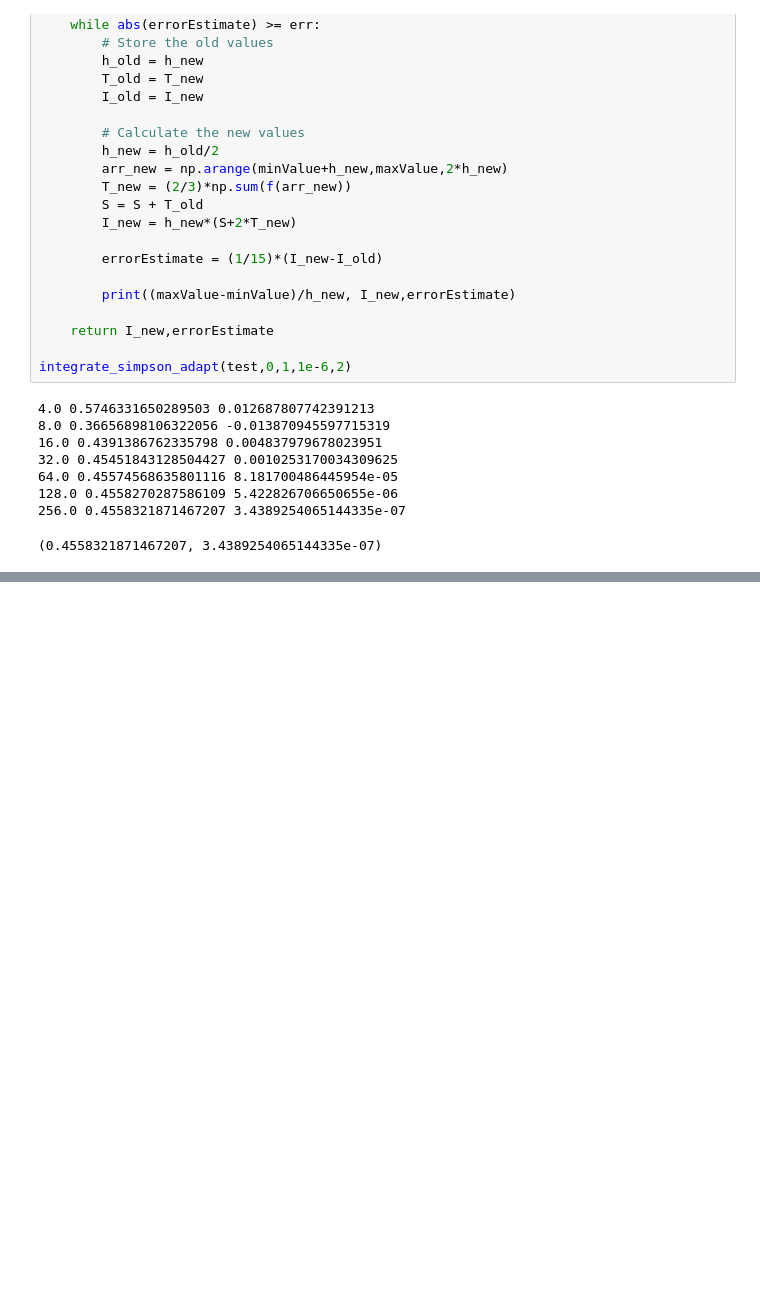
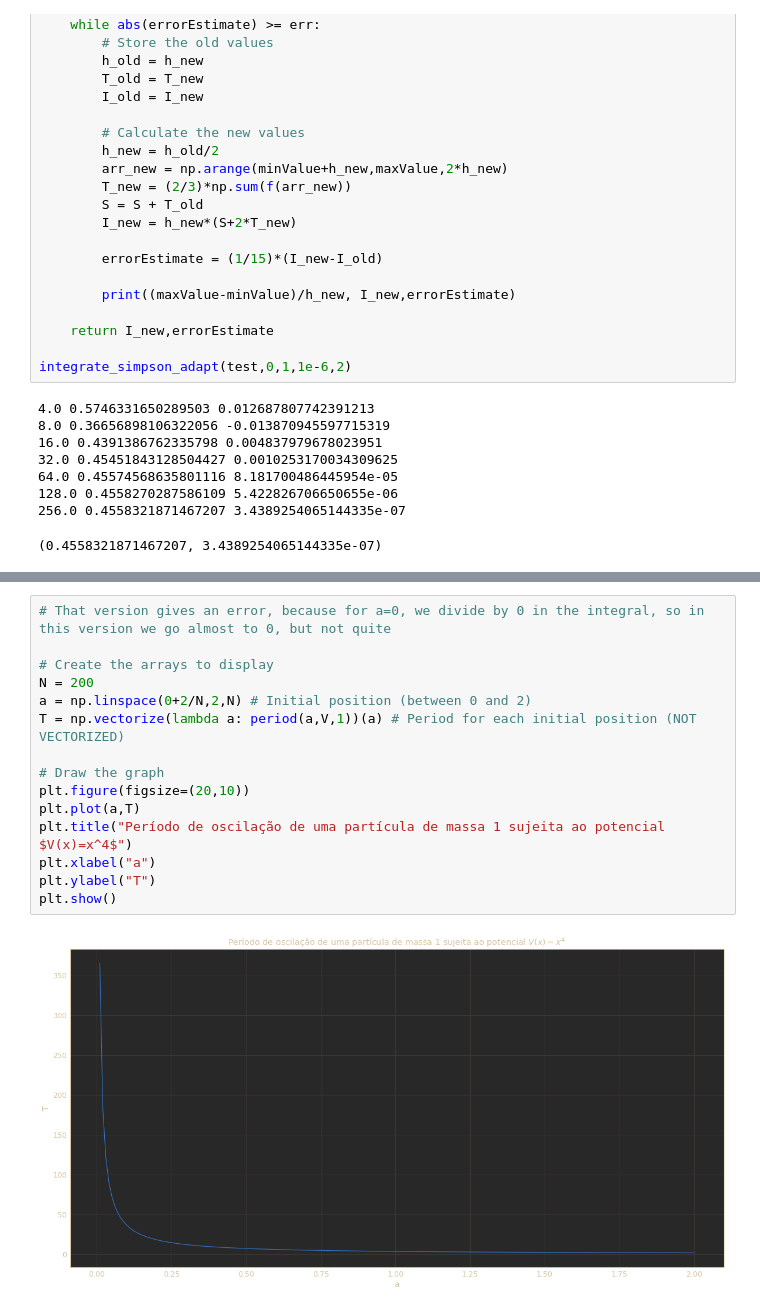
Before and after one commit to diogobgomes/FisicaComputacional, a Jupyter notebook: TP4/TP4.ipynb, the cells around one changed output, grey strips where cells are left out. Cells and saved outputs as stored; diff of their text form; blank space fills up the shorter version.

```diff
--- a/TP4/TP4.ipynb
+++ b/TP4/TP4.ipynb
@@ -612,0 +703,17 @@ def integrate_simpson_adapt_noprint(f,minValue,maxValue,err,N):
+# %%
+# That version gives an error, because for a=0, we divide by 0 in the integral, so in this version we go almost to 0, but not quite
+
+# Create the arrays to display
+N = 200
+a = np.linspace(0+2/N,2,N) # Initial position (between 0 and 2)
+T = np.vectorize(lambda a: period(a,V,1))(a) # Period for each initial position (NOT VECTORIZED)
+
+# Draw the graph
+plt.figure(figsize=(20,10))
+plt.plot(a,T)
+plt.title("Período de oscilação de uma partícula de massa 1 sujeita ao potencial $V(x)=x^4$")
+plt.xlabel("a")
+plt.ylabel("T")
+plt.show()
+# %% [output]
+[figure, added]
```
Also changed, not shown: parts of 8 cells of this notebook.
